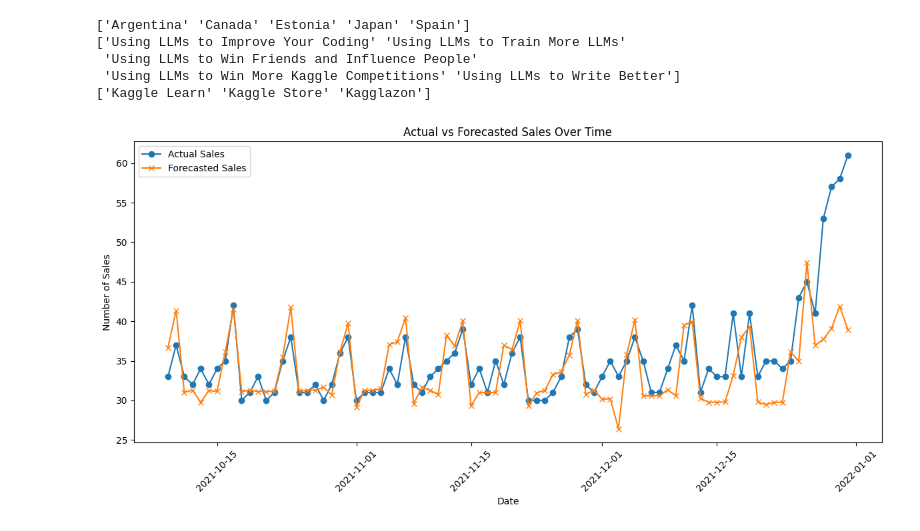
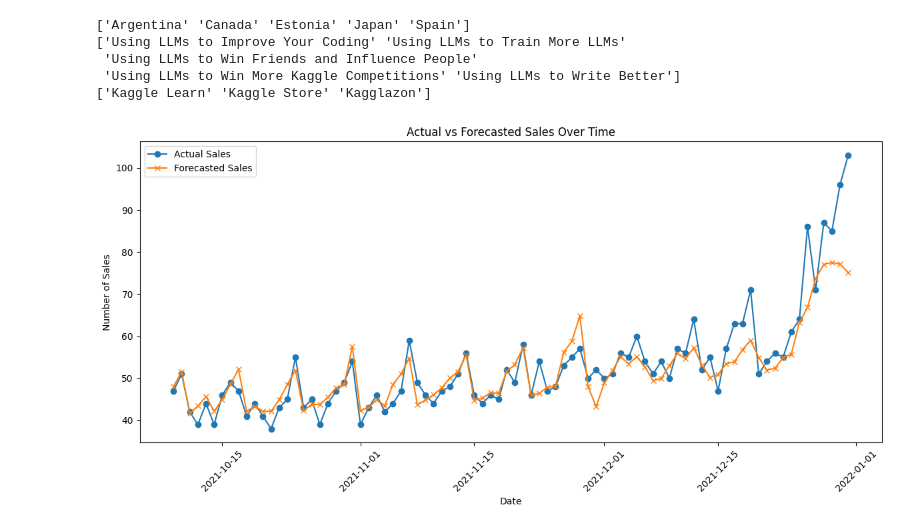
Before and after one commit to kgviktor/Forecasting_MiniCourse_Sales, a Jupyter notebook: notebooks/Sales_Forecasting.ipynb, the cells around one changed output. Saved outputs shown, nothing was run; the diff lists cells and outputs as text; code cells hidden in the pictures.

```diff
--- a/notebooks/Sales_Forecasting.ipynb
+++ b/notebooks/Sales_Forecasting.ipynb
@@ -352,29 +353,29 @@ print(stores)
  'Using LLMs to Win More Kaggle Competitions' 'Using LLMs to Write Better']
 ['Kaggle Learn' 'Kaggle Store' 'Kagglazon']
 # %%
-cntr = 'Canada'
-prdct = 'Using LLMs to Win Friends and Influence People'
-str_ = 'Kaggle Store'
+cntr = 'Estonia'
+prdct = 'Using LLMs to Write Better'
+str_ = 'Kaggle Learn'
 
 df_smpl = df_forecast[df_forecast['country_'+cntr] == 1]
 df_smpl = df_smpl[df_smpl['product_'+prdct] == 1]
 df_smpl = df_smpl[df_smpl['store_'+str_] == 1]
 
 plt.figure(figsize=(12, 6))
 
 plt.plot(df_smpl['date'], df_smpl['num_sold'], label='Actual Sales', marker='o')
 
 plt.plot(df_smpl['date'], df_smpl['forecast'], label='Forecasted Sales', marker='x')
 
 plt.title('Actual vs Forecasted Sales Over Time')
 plt.xlabel('Date')
 plt.ylabel('Number of Sales')
 
 plt.legend()
 
 plt.xticks(rotation=45)
 
 plt.tight_layout()
 plt.show()
 # %% [output]
-[figure, old version]
+[figure, new version]
```
Also changed, not shown: parts of 9 cells of this notebook, 3 other files.
